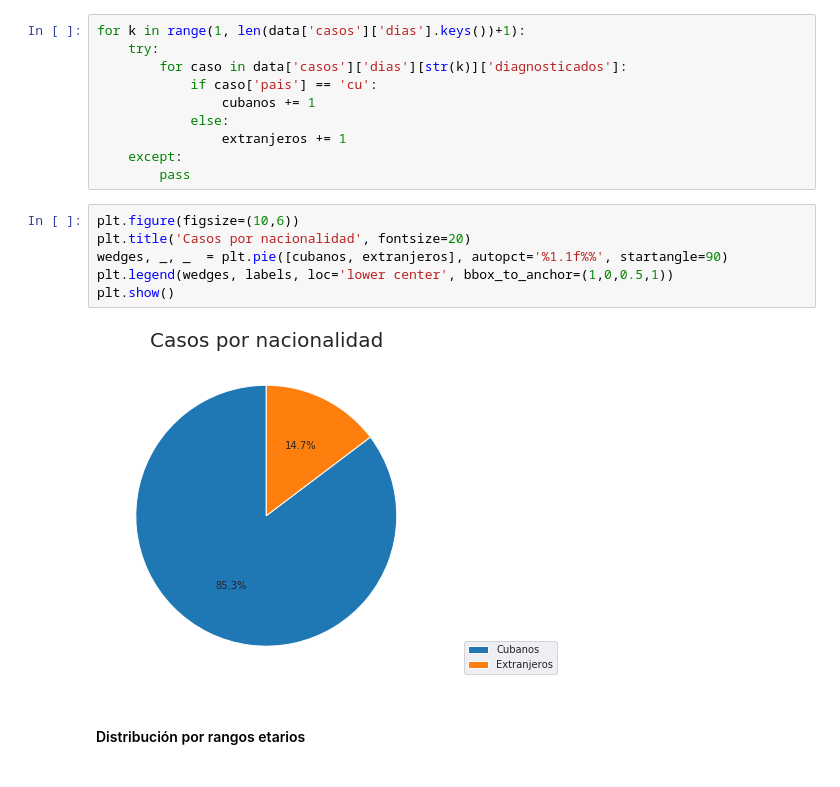
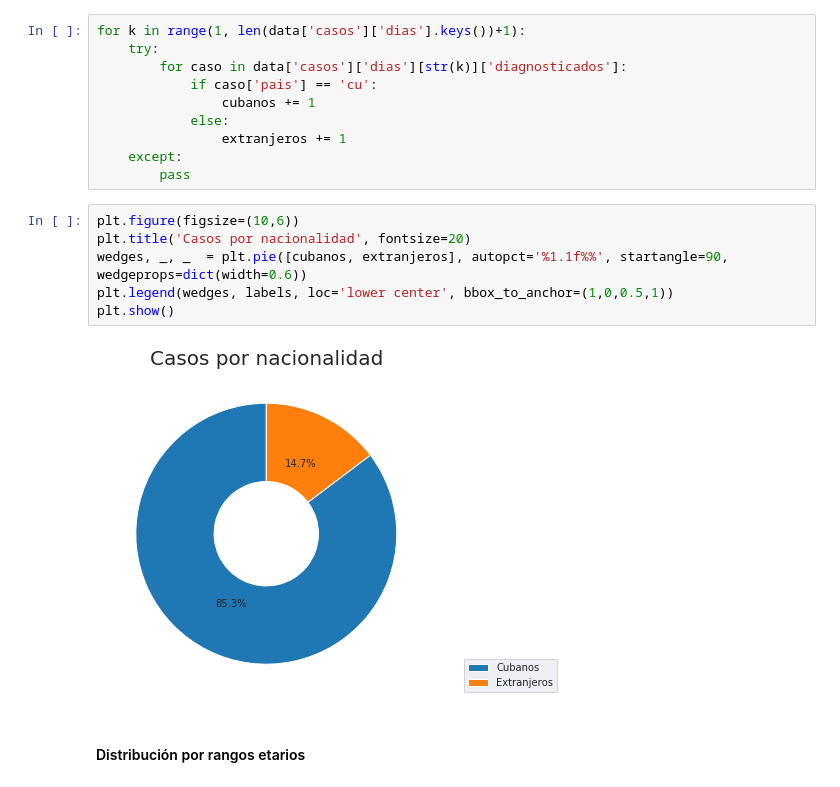
Before and after one commit to luiscib3r/COVID19-Cuba, a Jupyter notebook: covid19cubadata.ipynb, the cells around one changed output. Cells and saved outputs as stored; diff of their text form.

```diff
--- a/covid19cubadata.ipynb
+++ b/covid19cubadata.ipynb
@@ -241,11 +252,11 @@ for k in range(1, len(data['casos']['dias'].keys())+1):
 # %%
 plt.figure(figsize=(10,6))
 plt.title('Casos por nacionalidad', fontsize=20)
-wedges, _, _  = plt.pie([cubanos, extranjeros], autopct='%1.1f%%', startangle=90)
+wedges, _, _  = plt.pie([cubanos, extranjeros], autopct='%1.1f%%', startangle=90, wedgeprops=dict(width=0.6))
 plt.legend(wedges, labels, loc='lower center', bbox_to_anchor=(1,0,0.5,1))
 plt.show()
 # %% [output]
-[figure, old version]
+[figure, new version]
 # %% [markdown]
 #### Distribución por rangos etarios
 # %%
```
Also changed, not shown: parts of 3 cells of this notebook.
